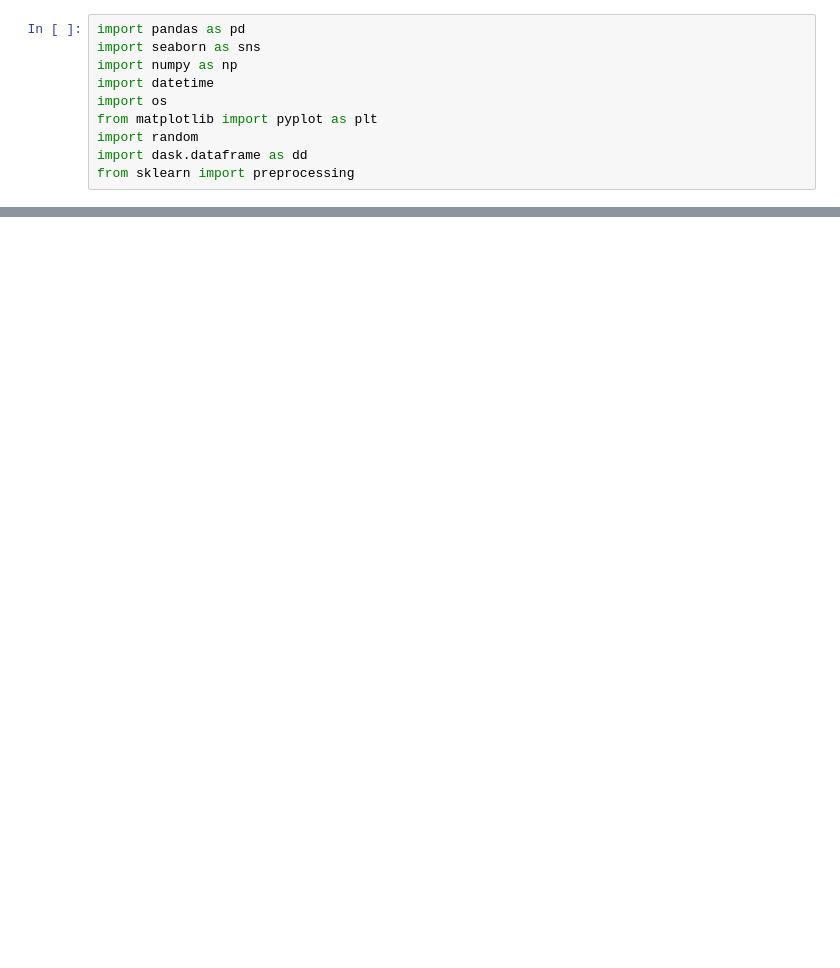
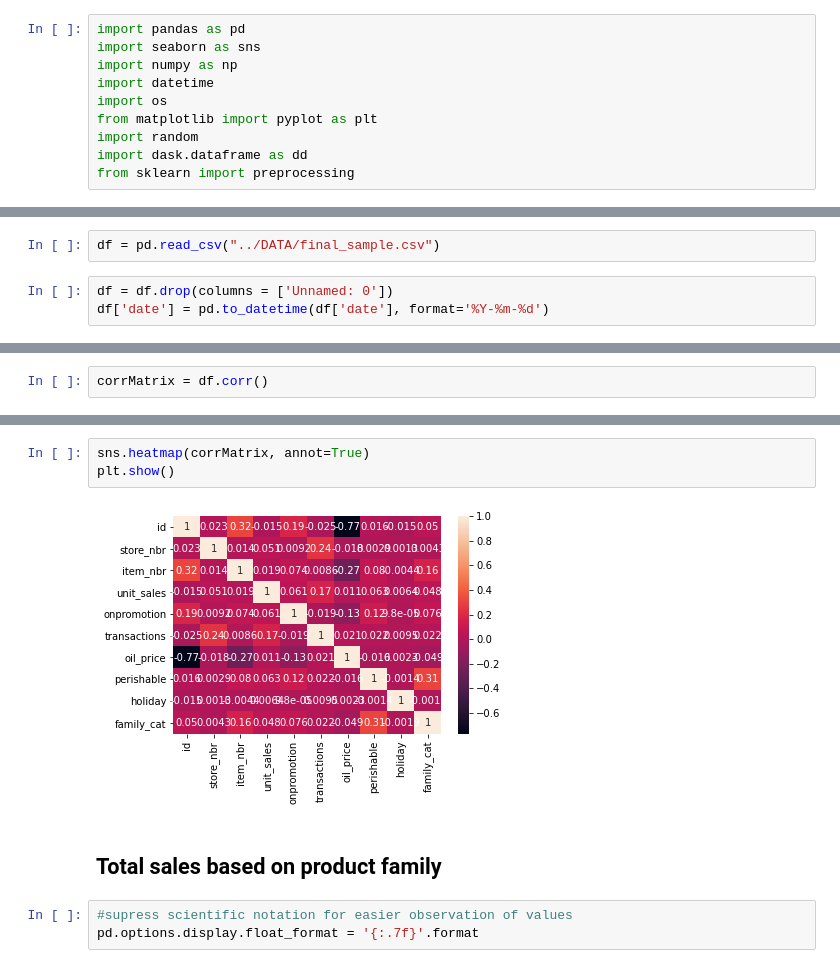
Before and after one commit to COSC490TimeSeriesForecasting/GrocerySalesForecasting, a Jupyter notebook: Data_Cleaning_EDA/EDA_Using_Final_Sample.ipynb, the cells around one changed output, grey strips where cells are left out. Saved outputs shown, nothing was run; the diff lists cells and outputs as text; blank space fills up the shorter version.

Commit message:
added eda visualizations for final_sample

```diff
--- a/Data_Cleaning_EDA/EDA_Using_Final_Sample.ipynb
+++ b/Data_Cleaning_EDA/EDA_Using_Final_Sample.ipynb
@@ -14,0 +11,5 @@ ModuleNotFoundError: No module named 'GrocerySalesForecasting'
+# %%
+df = pd.read_csv("../DATA/final_sample.csv")
+# %%
+df = df.drop(columns = ['Unnamed: 0'])
+df['date'] = pd.to_datetime(df['date'], format='%Y-%m-%d')
@@ -14,0 +41,2 @@ ModuleNotFoundError: No module named 'GrocerySalesForecasting'
+# %%
+corrMatrix = df.corr()
@@ -14,0 +57,10 @@ ModuleNotFoundError: No module named 'GrocerySalesForecasting'
+# %%
+sns.heatmap(corrMatrix, annot=True)
+plt.show()
+# %% [output]
+[figure, added]
+# %% [markdown]
+## Total sales based on product family
+# %%
+#supress scientific notation for easier observation of values
+pd.options.display.float_format = '{:.7f}'.format
```
Also changed, not shown: parts of 22 cells of this notebook, 1 other file.
